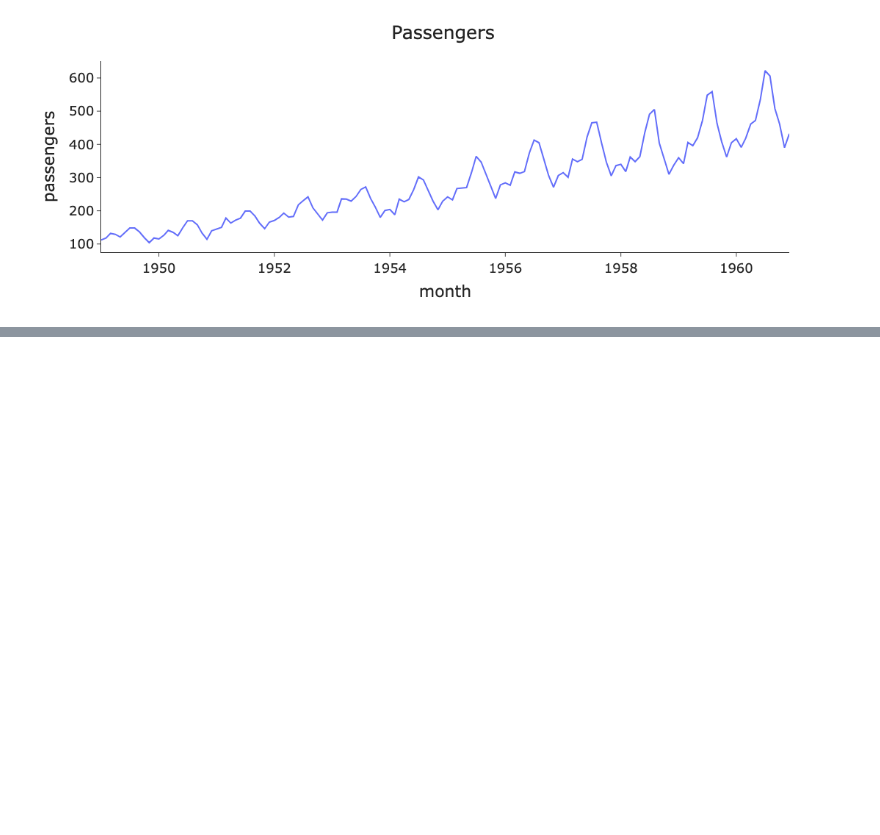
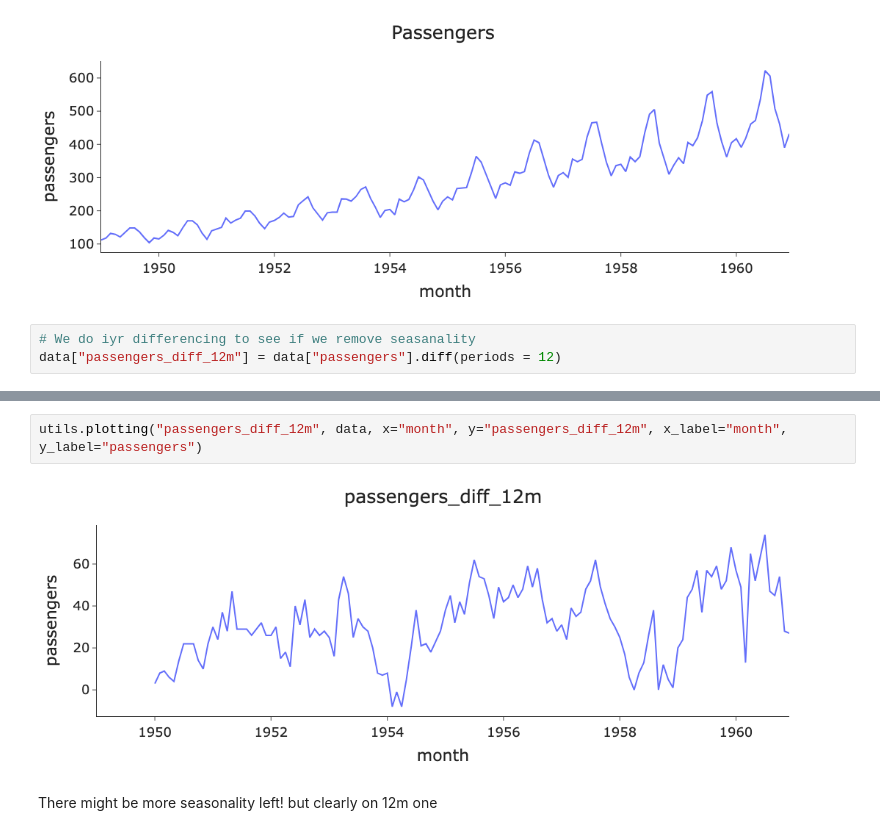
Before and after one commit to jaivrat/time-series, a Jupyter notebook: t-series-python/04-seasonality.ipynb, the cells around one changed output, grey strips where cells are left out. Cells and saved outputs as stored; diff of their text form; blank space fills up the shorter version.

```diff
--- a/t-series-python/04-seasonality.ipynb
+++ b/t-series-python/04-seasonality.ipynb
@@ -27,3 +27,6 @@ from utils import utils as utils
 utils.plotting("Passengers", data, x="month", y="passengers", x_label="month", y_label="passengers")
 # %% [output]
 [figure]
+# %%
+# We do iyr differencing to see if we remove seasanality
+data["passengers_diff_12m"] = data["passengers"].diff(periods = 12)
@@ -29,0 +42,6 @@ utils.plotting("Passengers", data, x="month", y="passengers", x_label="month", y
+# %%
+utils.plotting("passengers_diff_12m", data, x="month", y="passengers_diff_12m", x_label="month", y_label="passengers")
+# %% [output]
+[figure, added]
+# %% [markdown]
+There might be more seasonality left! but clearly on 12m one
```
Also changed, not shown: parts of 1 cell of this notebook.
